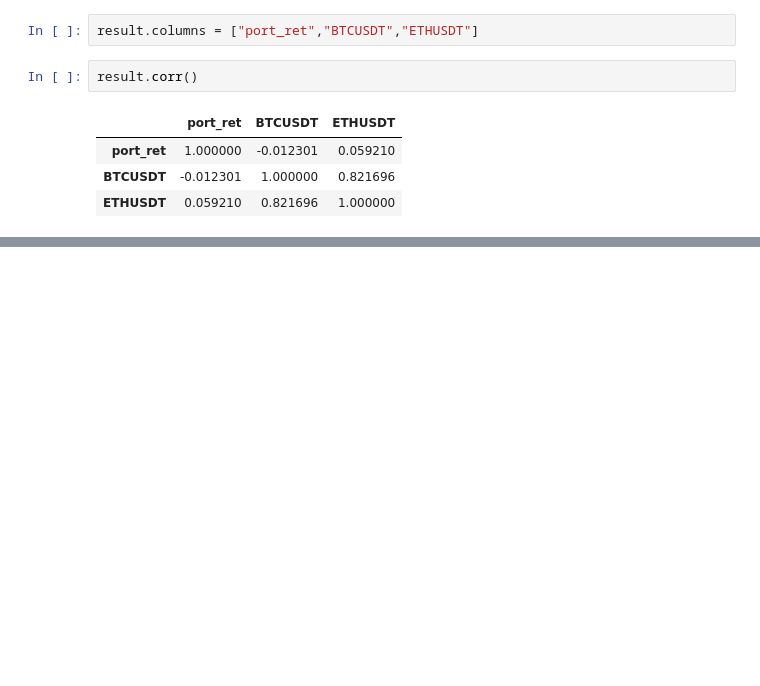
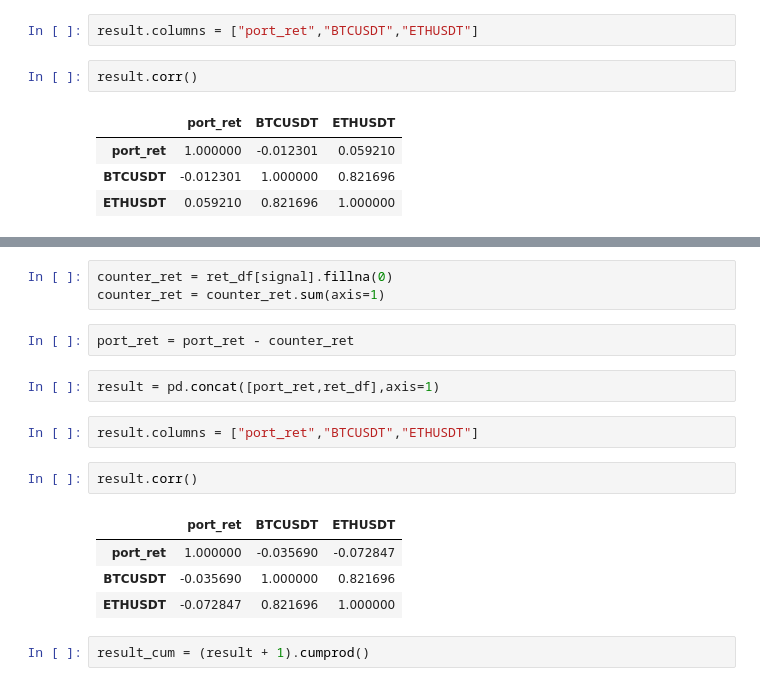
Before and after one commit to sunnyyang1576/btceth-momenum, a Jupyter notebook: Test.ipynb, the cells around one changed output, grey strips where cells are left out. Cells and saved outputs as stored; diff of their text form; blank space fills up the shorter version.

```diff
--- a/Test.ipynb
+++ b/Test.ipynb
@@ -234,0 +273,18 @@ result.corr()
+# %%
+counter_ret = ret_df[signal].fillna(0)
+counter_ret = counter_ret.sum(axis=1)
+# %%
+port_ret = port_ret - counter_ret
+# %%
+result = pd.concat([port_ret,ret_df],axis=1)
+# %%
+result.columns = ["port_ret","BTCUSDT","ETHUSDT"]
+# %%
+result.corr()
+# %% [output]
+|  | port_ret | BTCUSDT | ETHUSDT |
+| port_ret | 1.000000 | -0.035690 | -0.072847 |
+| BTCUSDT | -0.035690 | 1.000000 | 0.821696 |
+| ETHUSDT | -0.072847 | 0.821696 | 1.000000 |
+# %%
+result_cum = (result + 1).cumprod()
```
Also changed, not shown: parts of 10 cells of this notebook.
